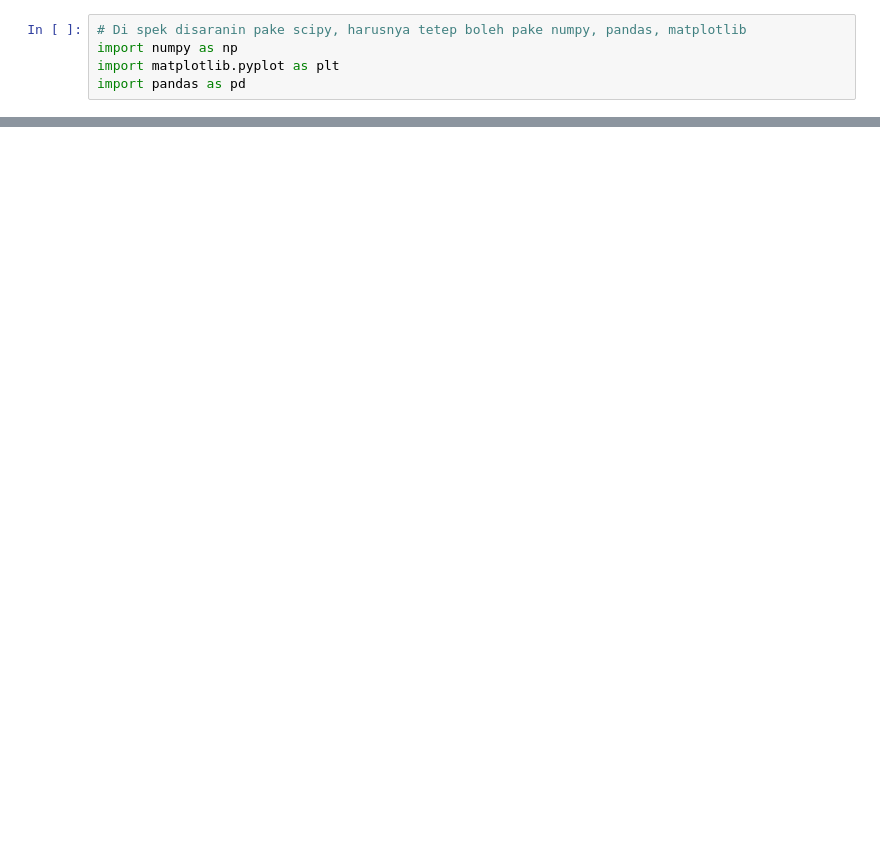
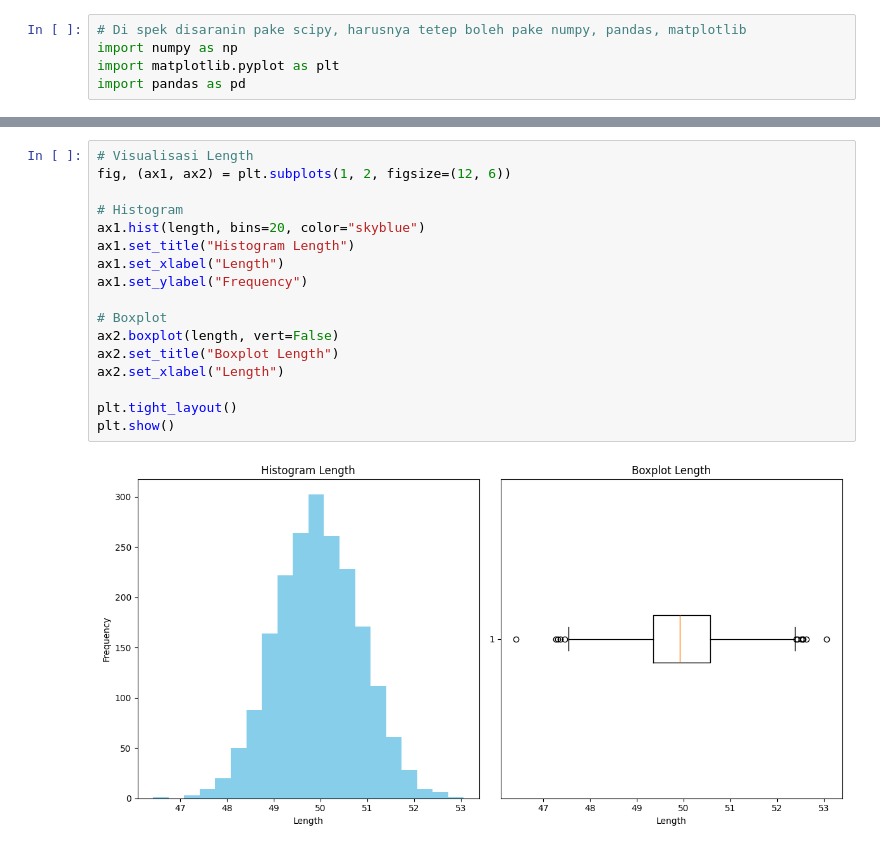
Before and after one commit to SandWithCheese/TubesProbstat, a Jupyter notebook: src/main.ipynb, the cells around one changed output, grey strips where cells are left out. Cells and saved outputs as stored; diff of their text form; blank space fills up the shorter version.

```diff
--- a/src/main.ipynb
+++ b/src/main.ipynb
@@ -15,0 +998,19 @@ df.head()
+# %%
+# Visualisasi Length
+fig, (ax1, ax2) = plt.subplots(1, 2, figsize=(12, 6))
+
+# Histogram
+ax1.hist(length, bins=20, color="skyblue")
+ax1.set_title("Histogram Length")
+ax1.set_xlabel("Length")
+ax1.set_ylabel("Frequency")
+
+# Boxplot
+ax2.boxplot(length, vert=False)
+ax2.set_title("Boxplot Length")
+ax2.set_xlabel("Length")
+
+plt.tight_layout()
+plt.show()
+# %% [output]
+[figure, added]
```
Also changed, not shown: parts of 29 cells of this notebook.
